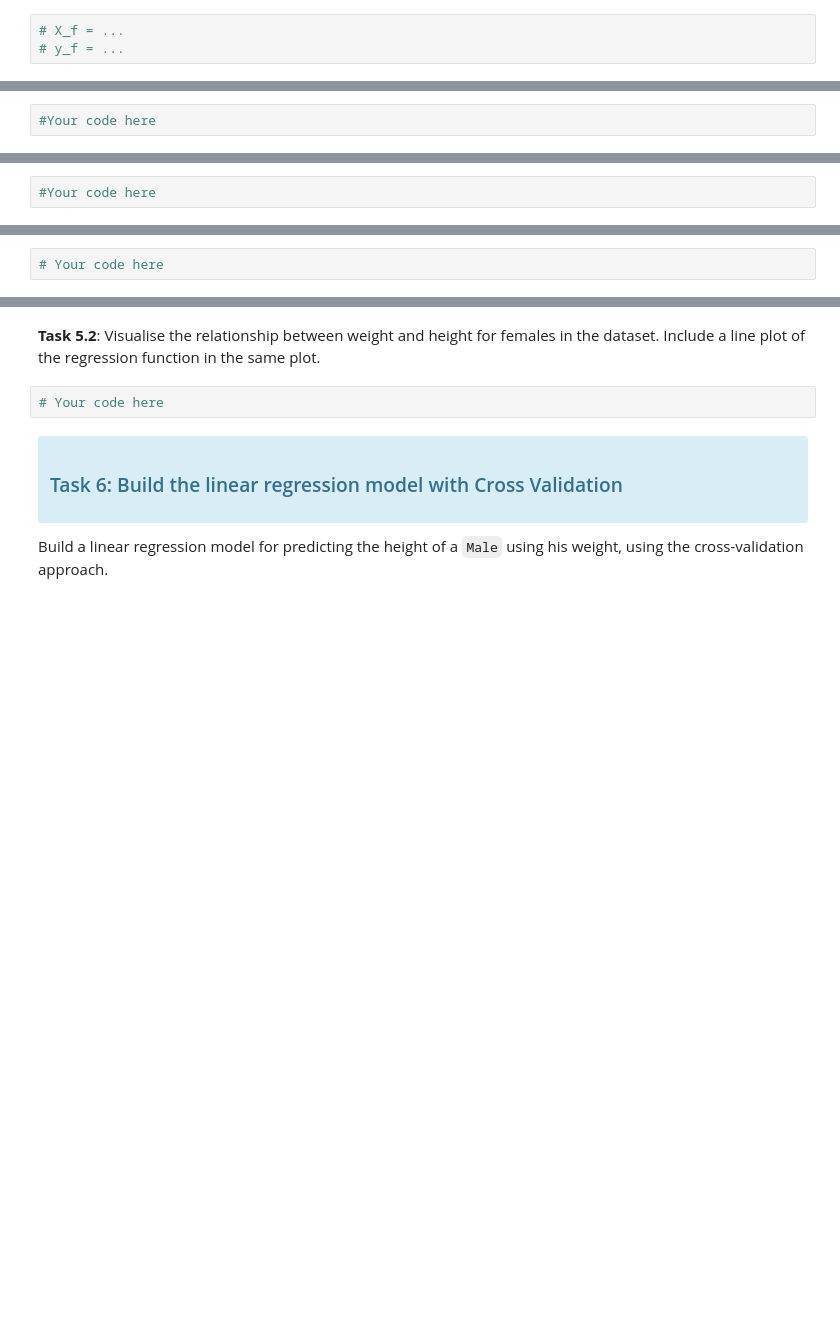
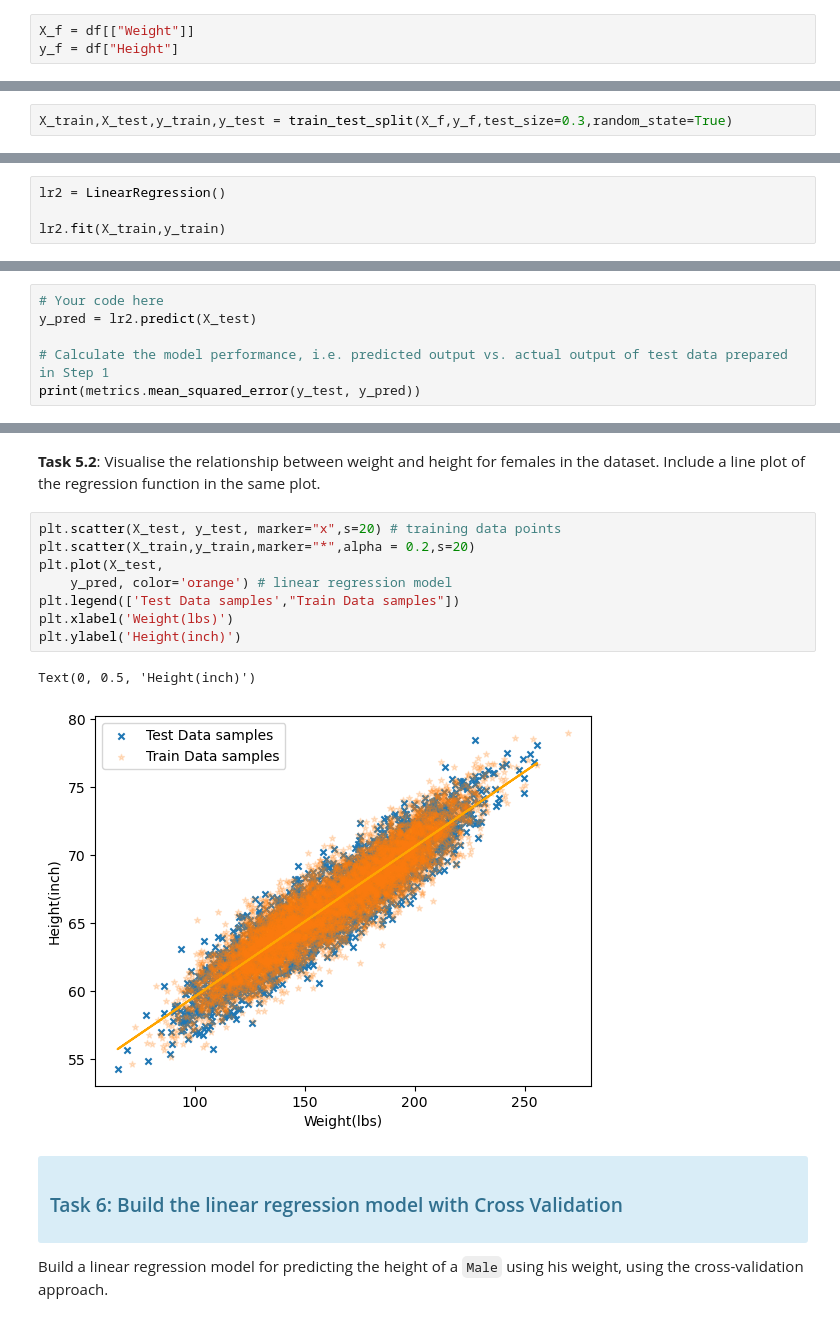
Before and after one commit to Sati2030/COMP1008_Seiji, a Jupyter notebook: Labs/Lab3/Exercise_3_Linear-Regression_Advertise_extend.ipynb, the cells around one changed output, grey strips where cells are left out. Drawn from its saved outputs; the diff is of its cells as text; blank space fills up the shorter version.

```diff
--- a/Labs/Lab3/Exercise_3_Linear-Regression_Advertise_extend.ipynb
+++ b/Labs/Lab3/Exercise_3_Linear-Regression_Advertise_extend.ipynb
@@ -257,13 +352,15 @@ Data preprocessing may involve handling missing values, transforming variables,
 
 Hint: The input variables should be stored in a 2D array, and the output variables should be stored in a 1D array.
 # %%
-# X_f = ...
-# y_f = ...
+X_f = df[["Weight"]]
+y_f = df["Height"]
 # %% [markdown]
 <b>Task 2.2</b> is to split the data into training and test sets with `train_test_split()` method.
 # %%
-#Your code here
+X_train,X_test,y_train,y_test = train_test_split(X_f,y_f,test_size=0.3,random_state=True)
 # %% [markdown]
 ### Step 3: Build a linear regression model
 # %%
-#Your code here
+lr2 = LinearRegression()
+
+lr2.fit(X_train,y_train)
@@ -271,3 +370,7 @@ Hint: The input variables should be stored in a 2D array, and the output variabl
 ### Step 4: Evaluate performance of the model with test data
 # %%
 # Your code here
+y_pred = lr2.predict(X_test)
+
+# Calculate the model performance, i.e. predicted output vs. actual output of test data prepared in Step 1
+print(metrics.mean_squared_error(y_test, y_pred))
@@ -280,7 +387,16 @@ print('The linear regression function learned for female (weight vs. height) is'
 # %% [markdown]
 <b>Task 5.2</b>: Visualise the relationship between weight and height for females in the dataset. Include a line plot of the regression function in the same plot.
 # %%
-# Your code here
+plt.scatter(X_test, y_test, marker="x",s=20) # training data points
+plt.scatter(X_train,y_train,marker="*",alpha = 0.2,s=20)
+plt.plot(X_test,
+    y_pred, color='orange') # linear regression model
+plt.legend(['Test Data samples',"Train Data samples"])
+plt.xlabel('Weight(lbs)')
+plt.ylabel('Height(inch)')
+# %% [output]
+Text(0, 0.5, 'Height(inch)')
+[figure, added]
 # %% [markdown]
 <div class="alert alert-info">
     <h3>Task 6: Build the linear regression model with Cross Validation</h3>
```
Also changed, not shown: parts of 28 cells of this notebook.
